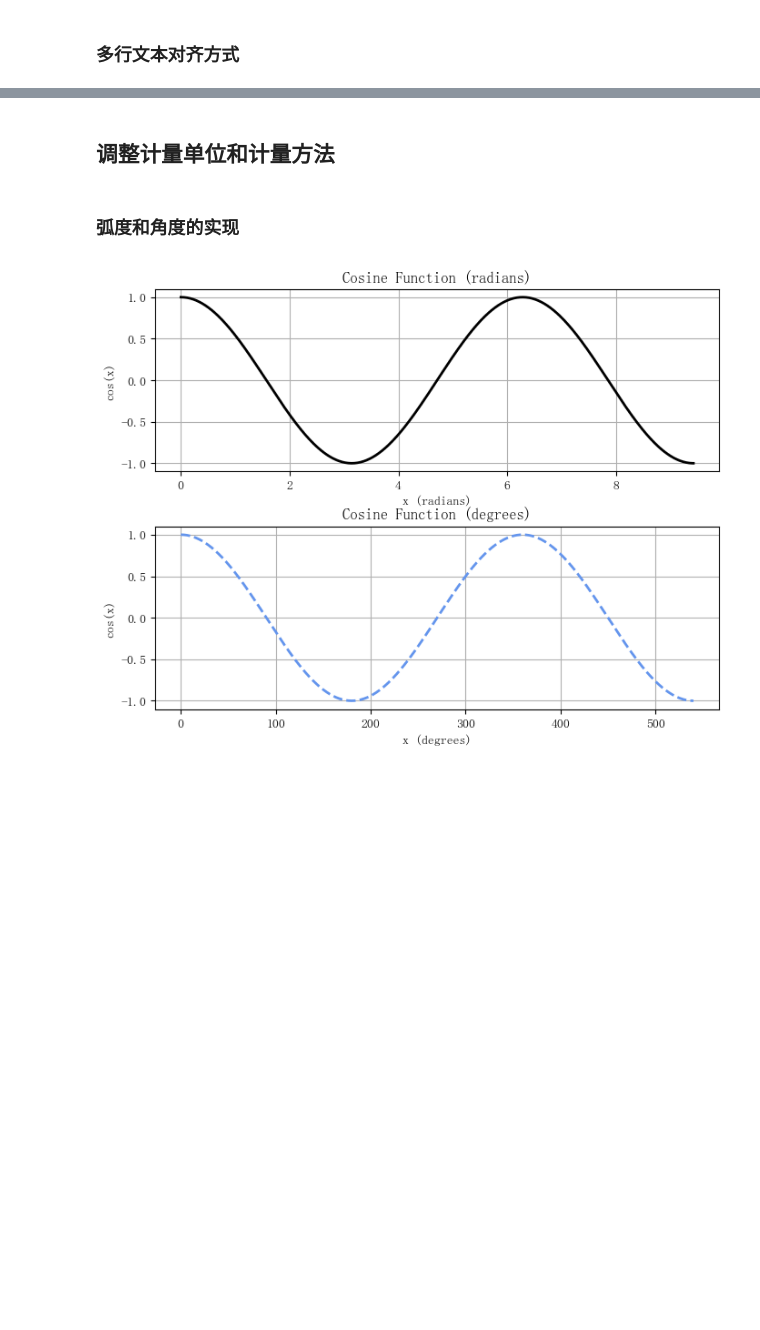
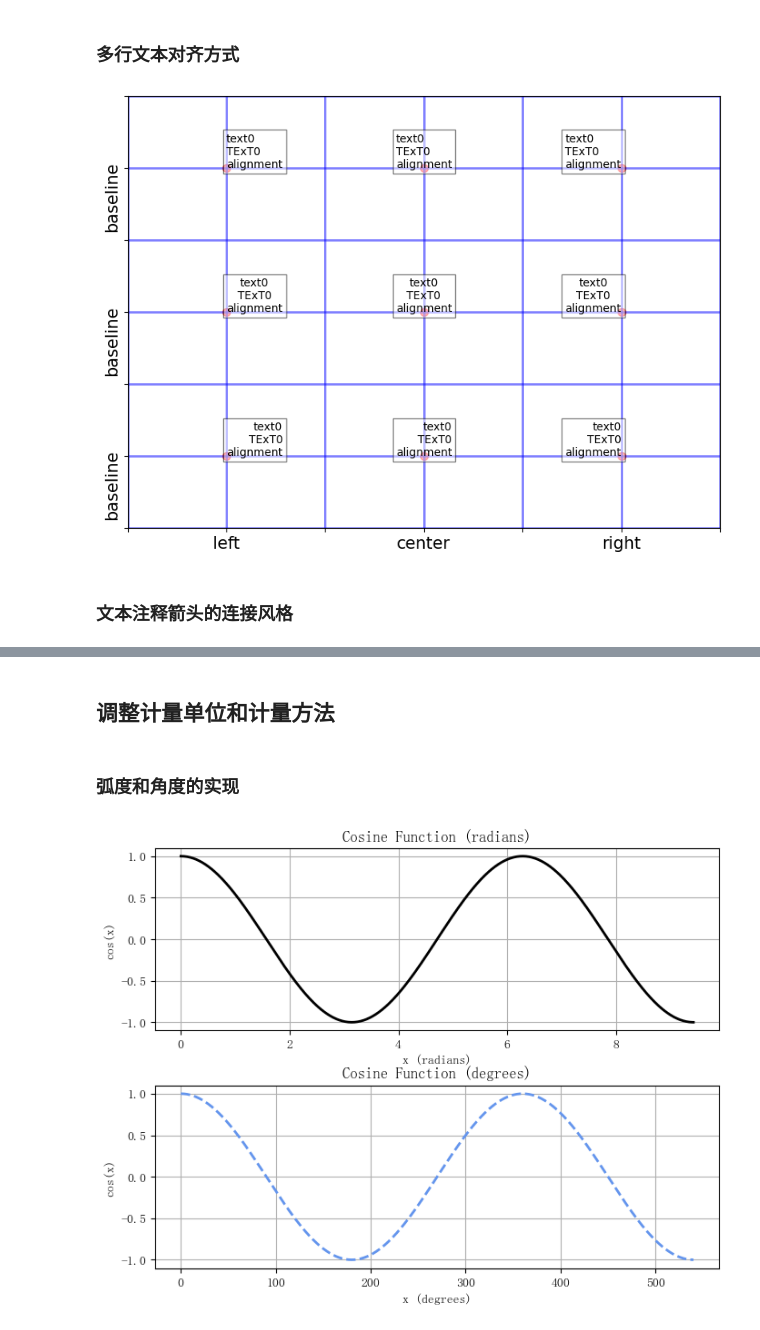
Before and after one commit to gene5is/JNBNotes, a Jupyter notebook: Notes/python-basics/matplotlib.ipynb, the cells around one changed output, grey strips where cells are left out. Cells and saved outputs as stored; diff of their text form; code cells hidden in the pictures; blank space fills up the shorter version.

```diff
--- a/Notes/python-basics/matplotlib.ipynb
+++ b/Notes/python-basics/matplotlib.ipynb
@@ -1015,2 +1305,64 @@ plt.show()
 # %% [markdown]
 ### 多行文本对齐方式
+# %%
+import matplotlib.pyplot as plt
+
+# 创建一个 1x1 的子图
+fig, ax = plt.subplots(1, 1, figsize=(8, 6))
+
+# 多行文本内容
+text = "text0\nTExT0\nalignment"
+
+# 各种对齐方式
+ha_list = ["left", "center", "right"]
+ma_list = ["left", "center", "right"]
+
+# 绘制文字，逐行设置 vertical 坐标 2.5 / 1.5 / 0.5
+for row, ma in enumerate(ma_list):
+    for col, ha in enumerate(ha_list):
+        x = 0.5 + col  # x 位置：0.5, 1.5, 2.5
+        y = 2.5 - row  # y 位置：2.5, 1.5, 0.5
+
+        # 添加多行文字
+        ax.text(
+            x, y, text,
+            ha=ha,                # 单行水平对齐
+            va="baseline",        # 垂直对齐方式
+            multialignment=ma,    # 多行对齐方式
+            bbox=dict(            # 文字边框样式
+                boxstyle="square",
+                facecolor="w",
+                edgecolor="k",
+                alpha=0.5
+            )
+        )
+
+# 添加锚点红色圆点用于参考文字起始位置
+ax.scatter(
+    [0.5, 1.5, 2.5] * 3,              # x 坐标重复三行
+    [2.5] * 3 + [1.5] * 3 + [0.5] * 3,  # y 坐标重复每列
+    c="r", s=50, alpha=0.6
+)
+
+# 设置 x 轴刻度和标签
+ax.set_xticks([0.0, 0.5, 1.0, 1.5, 2.0, 2.5, 3.0])
+ax.set_xticklabels(["", "left", "", "center", "", "right", ""], fontsize=15)
+
+# 设置 y 轴刻度和标签
+ax.set_yticks([0.0, 0.5, 1.0, 1.5, 2.0, 2.5, 3.0])
+ax.set_yticklabels(["", "baseline", "", "baseline", "", "baseline", ""], fontsize=15, rotation=90)
+
+# 设置坐标轴范围
+ax.set_xlim(0.0, 3.0)
+ax.set_ylim(0.0, 3.0)
+
+# 显示网格线
+ax.grid(ls="-", lw=2, color="blue", alpha=0.5)
+
+# 显示图像
+plt.tight_layout()
+plt.show()
+# %% [output]
+[figure, added]
+# %% [markdown]
+### 文本注释箭头的连接风格
```
Also changed, not shown: parts of 11 cells of this notebook, 2 other files.
